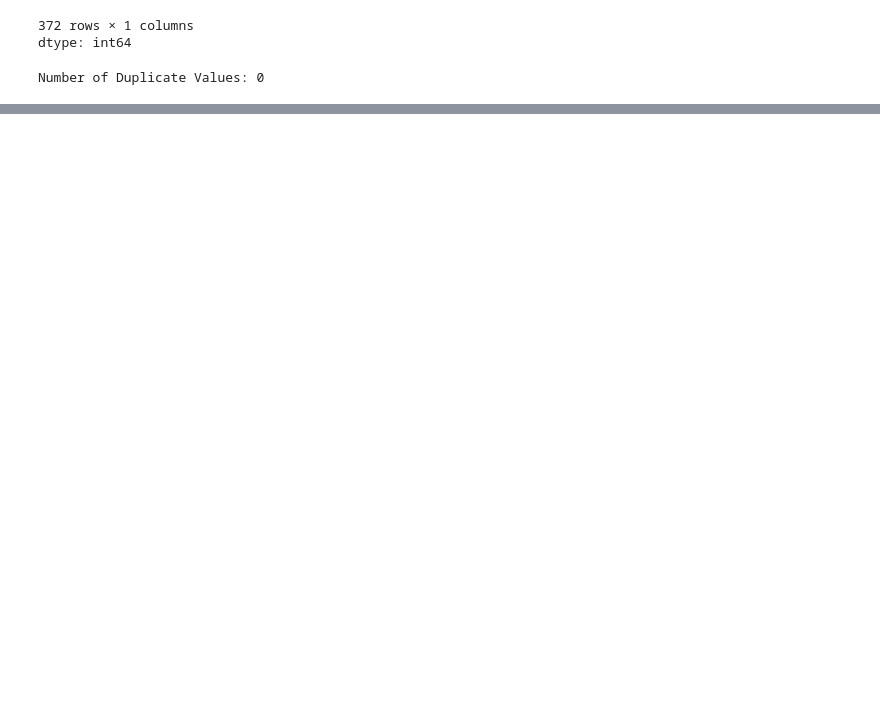
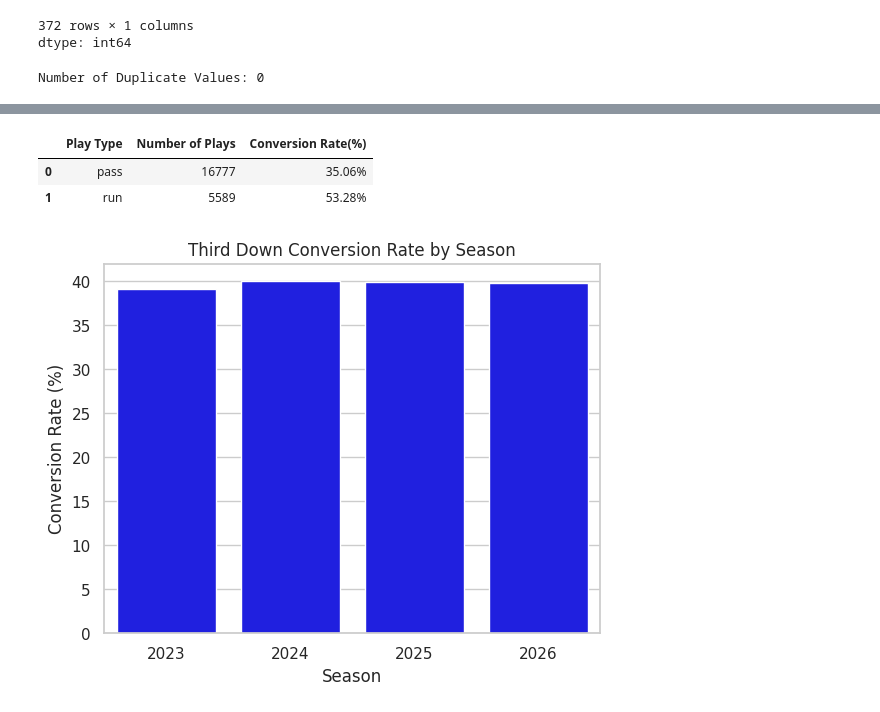
Before and after one commit to anthonyfeaster/USD-AAI-500-Final-Project, a Jupyter notebook: notebooks/01_initial_eda.ipynb, the cells around one changed output, grey strips where cells are left out. Cells and saved outputs as stored; diff of their text form; code cells hidden in the pictures; blank space fills up the shorter version.

Commit message:
Expanding on the initial EDA and added conversion summaries

```diff
--- a/notebooks/01_initial_eda.ipynb
+++ b/notebooks/01_initial_eda.ipynb
@@ -80,3 +114,8 @@ dtype: int64
 print(f"Number of Duplicate Values: {pbp.duplicated().sum()}")
 # %% [output]
 Number of Duplicate Values: 0
+# %%
+# Creating a new dataframe of only 3rd Down Plays
+third_down = pbp[pbp["down"] == 3].copy()
+
+print(f"Dataset: {third_down.shape[0]:,} third down plays from 2023-2026 seasons\n")
@@ -82,0 +167,21 @@ Number of Duplicate Values: 0
+# %%
+analysis_columns = [
+    "game_id",
+    "play_id",
+    "season",
+    "week",
+    "posteam",
+    "defteam",
+    "qtr",
+    "game_seconds_remaining",
+    "yardline_100",
+    "ydstogo",
+    "play_type",
+    "third_down_converted",
+    "posteam_timeouts_remaining",
+    "defteam_timeouts_remaining",
+    "score_differential",
+    "shotgun"
+]
+eda_df = third_down_analysis[analysis_columns].copy()
+eda_df.shape
@@ -82,0 +274,38 @@ Number of Duplicate Values: 0
+# %%
+conversion_by_play_type = ( eda_df.groupby("play_type", as_index=False)["third_down_converted"]
+.agg(["count", "mean"])
+)
+conversion_by_play_type["conversion_rate_percent"] = (conversion_by_play_type["mean"]* 100).round(2).astype(str) + "%"
+
+# Renaming Columns
+conversion_by_play_type = conversion_by_play_type[["play_type", "count", "conversion_rate_percent"]].rename(columns={
+    "play_type": "Play Type",
+    "count": "Number of Plays",
+    "conversion_rate_percent": "Conversion Rate(%)"
+})
+
+conversion_by_play_type
+# %% [output]
+|  | Play Type | Number of Plays | Conversion Rate(%) |
+| 0 | pass | 16777 | 35.06% |
+| 1 | run | 5589 | 53.28% |
+# %%
+sns.set_theme(style="whitegrid")
+
+season_plot = (eda_df.groupby("season", as_index=False)["third_down_converted"].mean())
+
+season_plot["conversion_rate"] = (season_plot["third_down_converted"]* 100)
+
+sns.barplot(
+    data=season_plot,
+    x="season",
+    y="conversion_rate",
+    color="blue"
+)
+
+plt.title("Third Down Conversion Rate by Season")
+plt.xlabel("Season")
+plt.ylabel("Conversion Rate (%)")
+plt.show()
+# %% [output]
+[figure, added]
```
Also changed, not shown: parts of 17 cells of this notebook.
